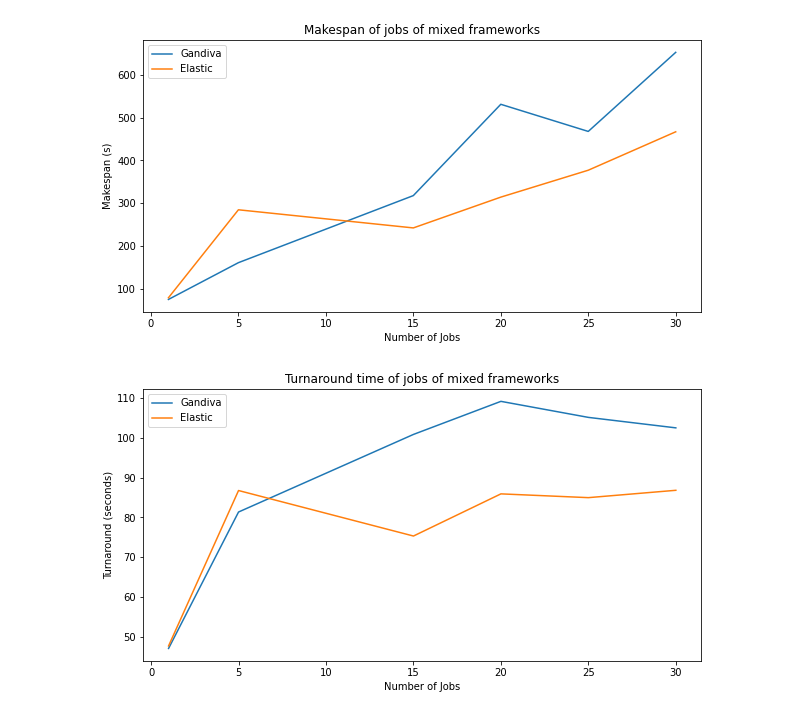
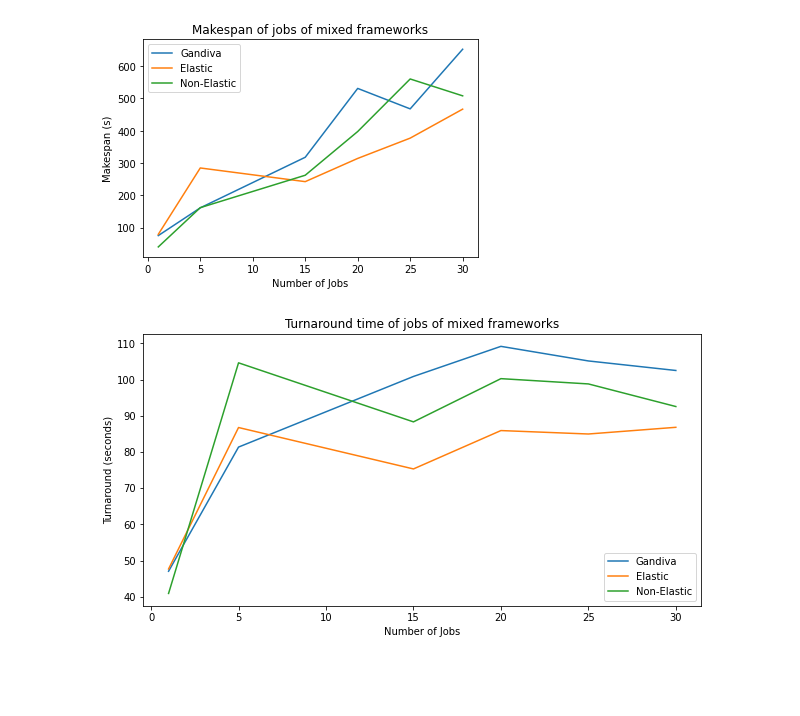
Before and after one commit to bsraya/schedulearn, a Jupyter notebook: experimentation/analysis.ipynb, the cells around one changed output. Saved outputs shown, nothing was run; the diff lists cells and outputs as text; code cells hidden in the pictures; blank space fills up the shorter version.

Commit message:
feat: non-elastic fifo graph

```diff
--- a/experimentation/analysis.ipynb
+++ b/experimentation/analysis.ipynb
@@ -5,8 +5,11 @@ from funcs import turnaround_in_seconds, makespan_in_seconds
 # %%
 gan_db = sqlite3.connect('gandiva_mixed.sqlite')
 eff_db = sqlite3.connect('elastic_fifo_mixed.sqlite')
+nef_db = sqlite3.connect('non_elastic_fifo_mixed.sqlite')
+
 gandiva = pd.read_sql_query("SELECT * FROM job", gan_db)
 elastic = pd.read_sql_query("SELECT * FROM job", eff_db)
+nelastic = pd .read_sql_query("SELECT * FROM job", nef_db)
 # %%
 gandiva_makespan = [makespan_in_seconds(gandiva['started_at'][0], gandiva['completed_at'][0]), makespan_in_seconds(gandiva['started_at'][0], gandiva['completed_at'][4]), makespan_in_seconds(gandiva['started_at'][0], gandiva['completed_at'][14]), makespan_in_seconds(gandiva['started_at'][0], gandiva['completed_at'][19]), makespan_in_seconds(gandiva['started_at'][0], gandiva['completed_at'][24]), makespan_in_seconds(gandiva['started_at'][0], gandiva['completed_at'][29])]
 
@@ -23,29 +26,39 @@ for i in range(1,30):
   turnaround.append(turnaround_in_seconds(elastic['started_at'][i], elastic['completed_at'][i]))
 
 elastic_turnaround = [sum(turnaround[0:1])/1, sum(turnaround[0:5])/5, sum(turnaround[0:15])/15, sum(turnaround[0:20])/20, sum(turnaround[0:25])/25, sum(turnaround[0:30])/30]
+# %%
+nonelasitc_makespan = [makespan_in_seconds(nelastic['started_at'][0], nelastic['completed_at'][0]), makespan_in_seconds(nelastic['started_at'][0], nelastic['completed_at'][4]), makespan_in_seconds(nelastic['started_at'][0], nelastic['completed_at'][14]), makespan_in_seconds(nelastic['started_at'][0], nelastic['completed_at'][19]), makespan_in_seconds(nelastic['started_at'][0], nelastic['completed_at'][24]), makespan_in_seconds(nelastic['started_at'][0], nelastic['completed_at'][29])]
+
+turnaround = list()
+for i in range(1,30):
+    turnaround.append(turnaround_in_seconds(nelastic['started_at'][i], nelastic['completed_at'][i]))
+
+nonelastic_turnaround = [sum(turnaround[0:1])/1, sum(turnaround[0:5])/5, sum(turnaround[0:15])/15, sum(turnaround[0:20])/20, sum(turnaround[0:25])/25, sum(turnaround[0:30])/30]
 # %%
 import matplotlib.pyplot as plt
 
 # increase the size of the plot
 plt.rcParams['figure.figsize'] = [10, 5]
 
 plt.plot([1,5,15,20,25,30], gandiva_makespan, label='Gandiva')
 plt.plot([1,5,15,20,25,30], elastic_makespan, label='Elastic')
+plt.plot([1,5,15,20,25,30], nonelasitc_makespan, label='Non-Elastic')
 plt.title("Makespan of jobs of mixed frameworks")
 plt.xlabel('Number of Jobs')
 plt.ylabel('Makespan (s)')
 plt.legend()
 plt.show()
 # %% [output]
-[figure, old version]
+[figure, new version]
 # %%
 plt.rcParams['figure.figsize'] = [10, 5]
 plt.plot([1, 5, 15, 20, 25, 30], gandiva_turnaround, label='Gandiva')
 plt.plot([1, 5, 15, 20, 25, 30], elastic_turnaround, label='Elastic')
+plt.plot([1, 5, 15, 20, 25, 30], nonelastic_turnaround, label='Non-Elastic')
 plt.xlabel('Number of Jobs')
 plt.ylabel('Turnaround (seconds)')
 plt.title("Turnaround time of jobs of mixed frameworks")
 plt.legend()
 plt.show()
 # %% [output]
-[figure, old version]
+[figure, new version]
```
Also changed, not shown: 2 other files.
